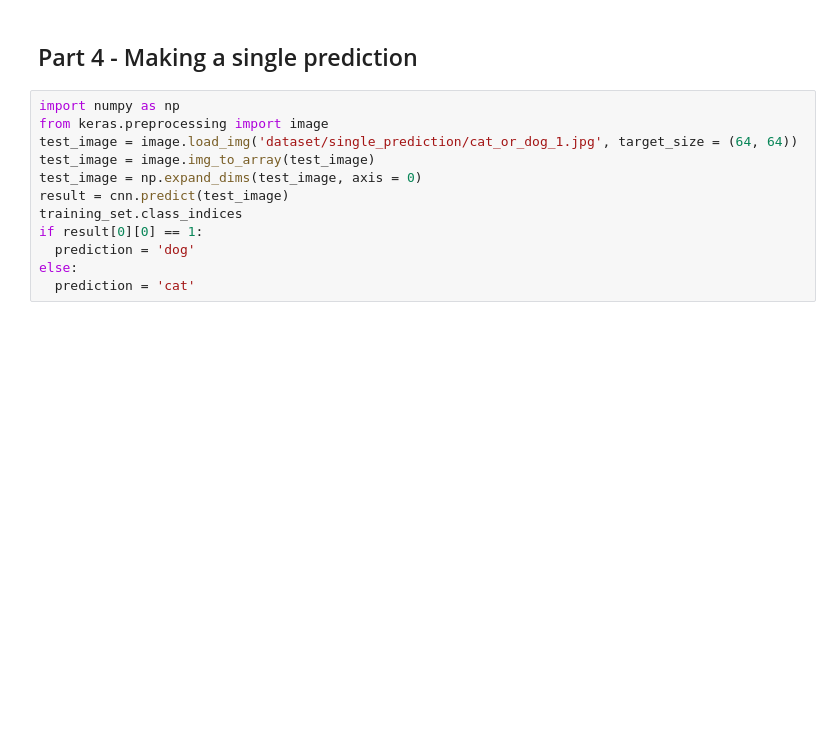
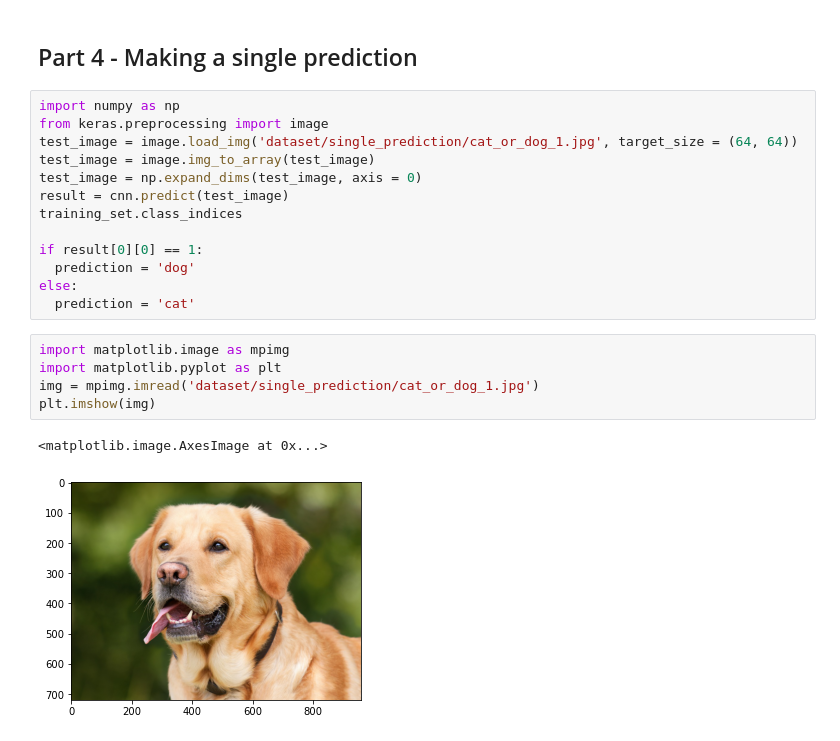
Before and after one commit to Garvit-jain12/Garvit_Jain12, a Jupyter notebook: Convolutional NN/convolutional_neural_network.ipynb, the cells around one changed output. Drawn from its saved outputs; the diff is of its cells as text; blank space fills up the shorter version.

```diff
--- a/Convolutional NN/convolutional_neural_network.ipynb
+++ b/Convolutional NN/convolutional_neural_network.ipynb
@@ -79,9 +106,18 @@ test_image = image.img_to_array(test_image)
 test_image = np.expand_dims(test_image, axis = 0)
 result = cnn.predict(test_image)
 training_set.class_indices
+
 if result[0][0] == 1:
   prediction = 'dog'
 else:
   prediction = 'cat'
+# %%
+import matplotlib.image as mpimg
+import matplotlib.pyplot as plt
+img = mpimg.imread('dataset/single_prediction/cat_or_dog_1.jpg')
+plt.imshow(img)
+# %% [output]
+<matplotlib.image.AxesImage at 0x...>
+[figure, added]
 # %%
 print(prediction)
```
Also changed, not shown: parts of 7 cells of this notebook.
